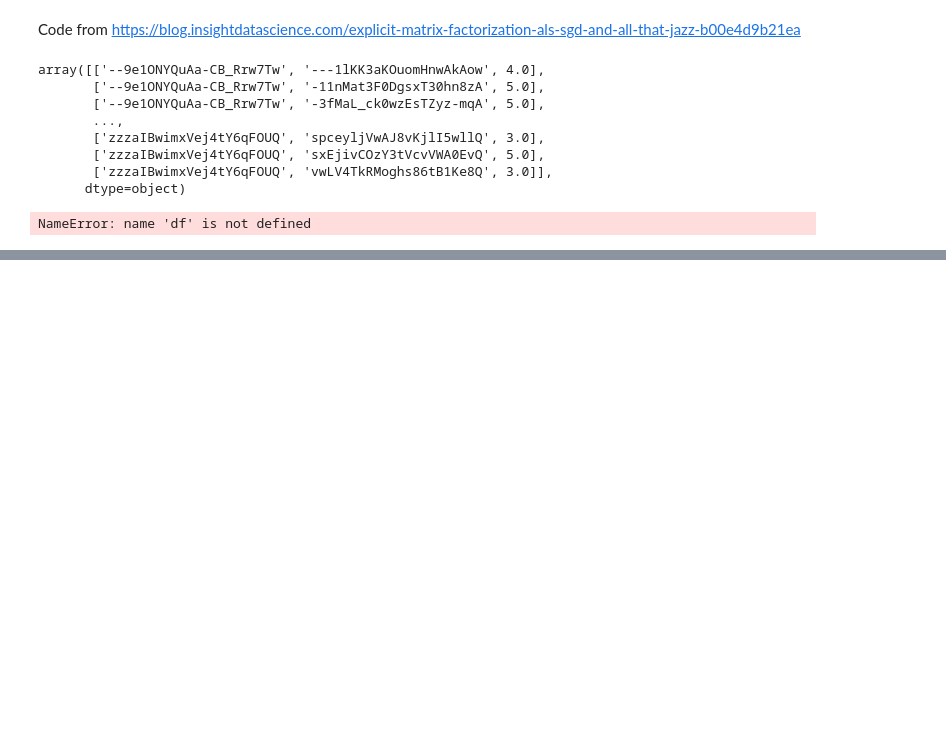
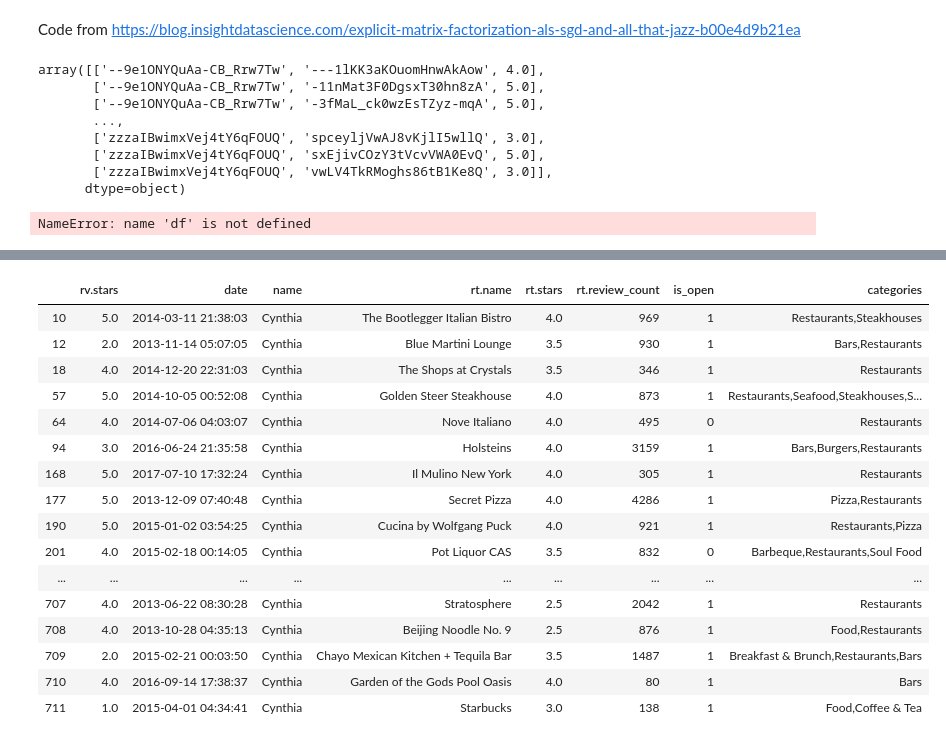
Before and after one commit to wonchankim97/Yelp-Recommender, a Jupyter notebook: MFTF_wonchan.ipynb, the cells around one changed output, grey strips where cells are left out. Cells and saved outputs as stored; diff of their text form; code cells hidden in the pictures; blank space fills up the shorter version.

Commit message:
demo eda

```diff
--- a/MFTF_wonchan.ipynb
+++ b/MFTF_wonchan.ipynb
@@ -475,0 +502,3 @@ plot_learning_curve(iter_array, MF_ALS)
+# %%
+# to use as a merge
+demo_us_merge = demo_us[['user_id','name']]
@@ -475,0 +527,5 @@ plot_learning_curve(iter_array, MF_ALS)
+# %%
+demo_bz = demo_bz[demo_bz.columns.drop(list(demo_bz.filter(regex='attributes')))]
+demo_bz = demo_bz.drop(['address','city','state','postal_code','latitude','longitude'], axis=1)
+demo_bz = demo_bz.rename(columns={"name": "rt.name","stars": "rt.stars",
+                        "review_count":"rt.review_count"})
@@ -475,0 +541,8 @@ plot_learning_curve(iter_array, MF_ALS)
+# %%
+full_demo = demo_rv.merge(demo_us_merge, on='user_id', how='inner')
+full_demo = full_demo.merge(demo_bz, on='business_id', how='inner')
+# full_demo = demo_rv.merge(demo_bz, on='business_id', how='inner')
+# %%
+demo_list = []
+for i in demo:
+    demo_list.append(full_demo[full_demo['user_id']==i].drop(['business_id','user_id','text'],axis=1))
@@ -475,0 +570,20 @@ plot_learning_curve(iter_array, MF_ALS)
+# %%
+demo_list[0]['rv.stars'].value_counts()
+# %% [output]
+|  | rv.stars | date | name | rt.name | rt.stars | rt.review_count | is_open | categories |
+| 10 | 5.0 | 2014-03-11 21:38:03 | Cynthia | The Bootlegger Italian Bistro | 4.0 | 969 | 1 | Restaurants,Steakhouses |
+| 12 | 2.0 | 2013-11-14 05:07:05 | Cynthia | Blue Martini Lounge | 3.5 | 930 | 1 | Bars,Restaurants |
+| 18 | 4.0 | 2014-12-20 22:31:03 | Cynthia | The Shops at Crystals | 3.5 | 346 | 1 | Restaurants |
+| 57 | 5.0 | 2014-10-05 00:52:08 | Cynthia | Golden Steer Steakhouse | 4.0 | 873 | 1 | Restaurants,Seafood,Steakhouses,S... |
+| 64 | 4.0 | 2014-07-06 04:03:07 | Cynthia | Nove Italiano | 4.0 | 495 | 0 | Restaurants |
+| 94 | 3.0 | 2016-06-24 21:35:58 | Cynthia | Holsteins | 4.0 | 3159 | 1 | Bars,Burgers,Restaurants |
+| 168 | 5.0 | 2017-07-10 17:32:24 | Cynthia | Il Mulino New York | 4.0 | 305 | 1 | Restaurants |
+| 177 | 5.0 | 2013-12-09 07:40:48 | Cynthia | Secret Pizza | 4.0 | 4286 | 1 | Pizza,Restaurants |
+| 190 | 5.0 | 2015-01-02 03:54:25 | Cynthia | Cucina by Wolfgang Puck | 4.0 | 921 | 1 | Restaurants,Pizza |
+| 201 | 4.0 | 2015-02-18 00:14:05 | Cynthia | Pot Liquor CAS | 3.5 | 832 | 0 | Barbeque,Restaurants,Soul Food |
+| ... | ... | ... | ... | ... | ... | ... | ... | ... |
+| 707 | 4.0 | 2013-06-22 08:30:28 | Cynthia | Stratosphere | 2.5 | 2042 | 1 | Restaurants |
+| 708 | 4.0 | 2013-10-28 04:35:13 | Cynthia | Beijing Noodle No. 9 | 2.5 | 876 | 1 | Food,Restaurants |
+| 709 | 2.0 | 2015-02-21 00:03:50 | Cynthia | Chayo Mexican Kitchen + Tequila Bar | 3.5 | 1487 | 1 | Breakfast & Brunch,Restaurants,Bars |
+| 710 | 4.0 | 2016-09-14 17:38:37 | Cynthia | Garden of the Gods Pool Oasis | 4.0 | 80 | 1 | Bars |
+| 711 | 1.0 | 2015-04-01 04:34:41 | Cynthia | Starbucks | 3.0 | 138 | 1 | Food,Coffee & Tea |
```
Also changed, not shown: parts of 12 cells of this notebook.
